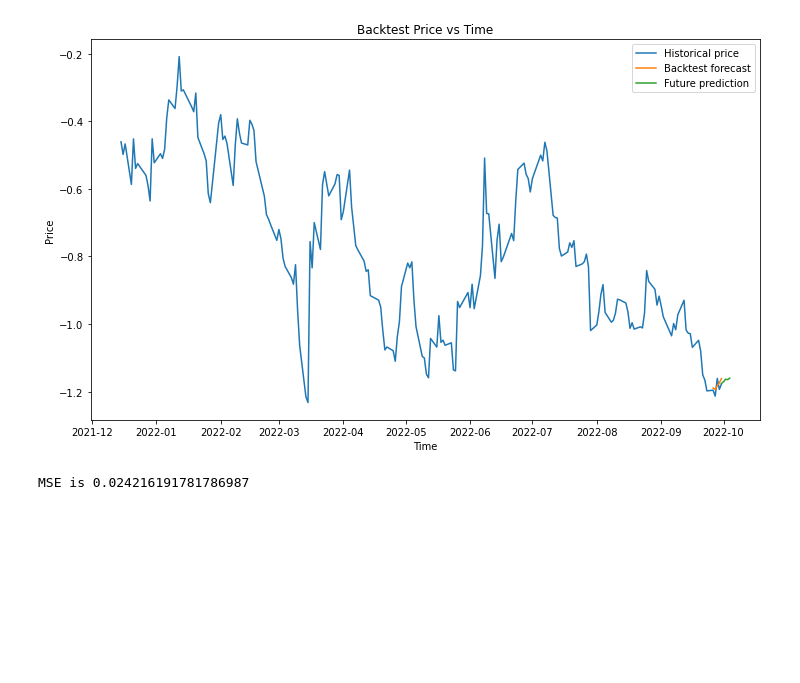
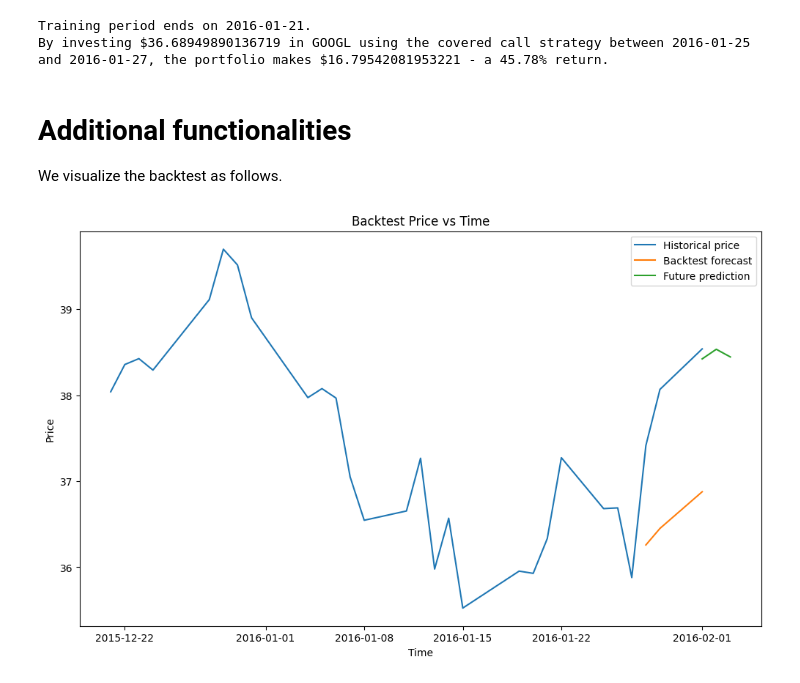
Before and after one commit to ThomasTend/BacktestingOptionStrategies_old, a Jupyter notebook: readme.ipynb, the cells around one changed output. Drawn from its saved outputs; the diff is of its cells as text; code cells hidden in the pictures; blank space fills up the shorter version.

```diff
--- a/readme.ipynb
+++ b/readme.ipynb
@@ -4,19 +14,28 @@
 # Import our classes
 from backtesting import *
 from features import *
+
+# Create backtest with news sentiment features
+bt = Backtest(asset = "stock", asset_id = "GOOGL", target="Close", period="max", days_to_pred = 3, num_lag_features = 11, hist_start_date = "2015-12-21", hist_end_date="2016-02-01")
+
+# Build and test covered call portfolio from start_date (default pd.to_datetime("2022-06-06", format="%Y-%m-%d"))
+bt.test_systematic_portfolio()
+# %% [output]
+Training period ends on 2016-01-21.
+By investing $36.68949890136719 in GOOGL using the covered call strategy between 2016-01-25 and 2016-01-27, the portfolio makes $16.79542081953221 - a 45.78% return.
-# %%
-# Create backtest
-bt = Backtest(asset = "stock", asset_id = "BABA", target="Close", period="max", days_to_pred = 5, num_lag_features = 20, historical_start_idx=200)
-# Plot historical stock price
-bt.plot_historical()
-# Plot prediction on same plot as historical price for visual comparison
-bt.plot_backtest()
-# Plot future prediction on same plot
-bt.plot_future_prediction()
-# Call plt.show()
-bt.plot_all()
-# Print MSE on test set
-bt.score()
-# %% [output]
-[figure, removed]
-MSE is 0.024216191781786987
+# %% [markdown]
+<h1>Additional functionalities</h1>
+<p>We visualize the backtest as follows.</p>
+# %%
+# Set up a figure
+bt.create_ax_fig()
+# Plot historical stock price
+bt.plot_historical()
+# Plot prediction on same plot as historical price for visual comparison
+bt.plot_backtest()
+# Plot future prediction on same plot
+bt.plot_future_prediction()
+# Call plt.show()
+bt.plot_all()
+# %% [output]
+[figure, added]
```
Also changed, not shown: parts of 10 cells of this notebook, 15 other files.
